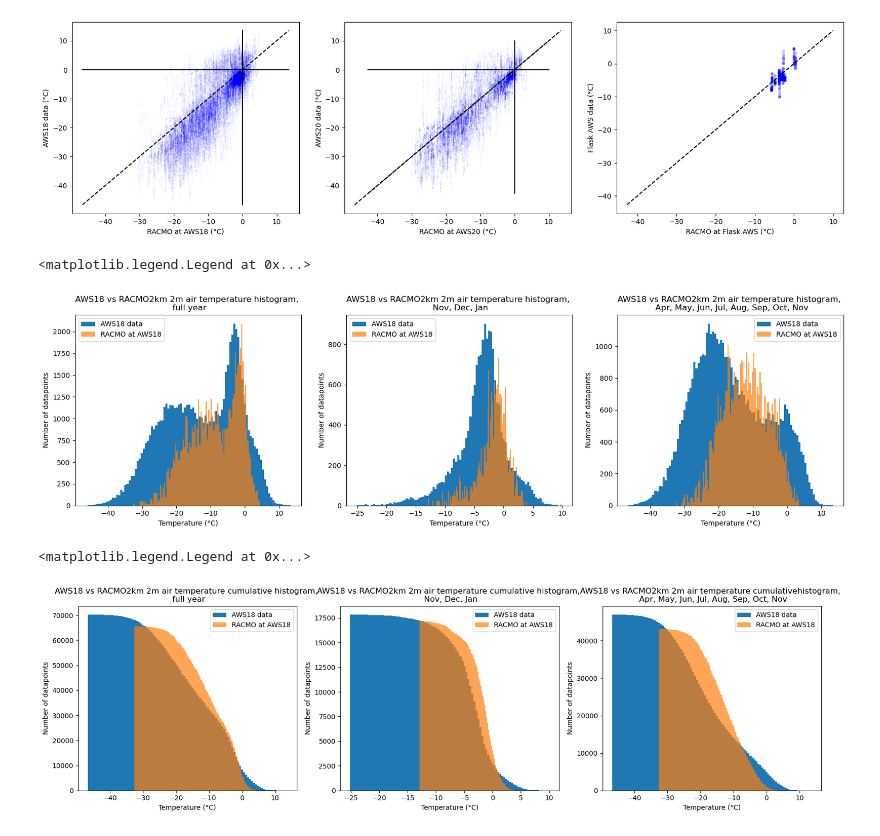
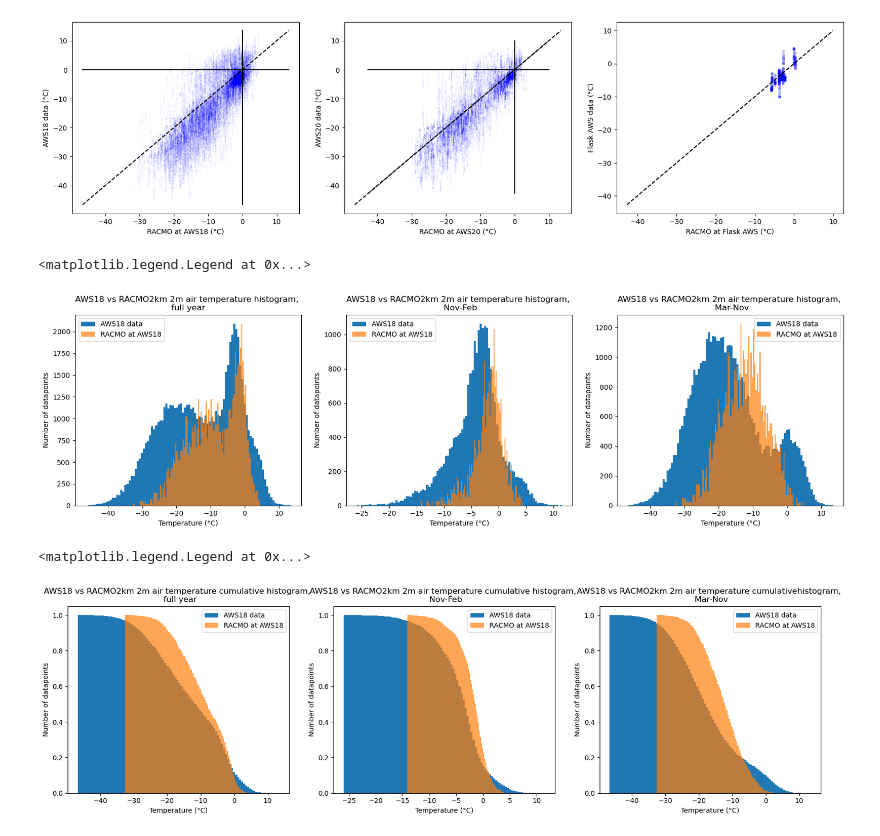
Before and after one commit to ldeo-glaciology/AntPen_NSF_NERC, a Jupyter notebook: code/aws/larsen_AWS_RACMO2km.ipynb, the cells around one changed output. Drawn from its saved outputs; the diff is of its cells as text; code cells hidden in the pictures.

```diff
--- a/code/aws/larsen_AWS_RACMO2km.ipynb
+++ b/code/aws/larsen_AWS_RACMO2km.ipynb
@@ -219,5 +222,8 @@ fig.suptitle('Spatial correlation of RACMO2km 2m, all year', fontsize=16)
 Text(0.5, 0.98, 'Spatial correlation of RACMO2km 2m, all year')
 [figure]
 # %%
-ds_wide_sum = ds_wide.where(ds_wide.time.dt.month.isin([11, 12, 1]), drop=True)
+summer_month_numbers = [11, 12, 1, 2]
+winter_month_numbers = [3, 4, 5, 6, 7, 8, 9, 10]
+ds_wide_sum = ds_wide.where(ds_wide.time.dt.month.isin(summer_month_numbers), drop=True)
+ds_wide_winter = ds_wide.where(ds_wide.time.dt.month.isin(winter_month_numbers), drop=True)
 # %%
@@ -285,7 +418,7 @@ Text(0.5, 1.0, 'Flask AWS vs RACMO2km 2m air temperature')
 # %%
 fig, axs = plt.subplots(1, 3, figsize=(20, 5))
 
-racmo_at_aws18_time_intered = racmo_at_aws18.sel(time=aws18_ds.datetime, method='nearest')
+racmo_at_aws18_time_intered = racmo_at_aws18_T.sel(time=aws18_ds.datetime, method='nearest')
 
 axs[0].scatter(racmo_at_aws18_time_intered,
                aws18_ds,
@@ -298,7 +431,7 @@ axs[0].plot([min_temp, max_temp], [min_temp, max_temp], color='black', linestyle
 axs[0].plot([0, 0], [min_temp, max_temp], color='black', linestyle='-')
 axs[0].plot([min_temp, max_temp], [0, 0], color='black', linestyle='-')
 
-racmo_at_aws20_time_intered = racmo_at_aws20.sel(time=aws20_ds1.datetime, method='nearest')
+racmo_at_aws20_time_intered = racmo_at_aws20_T.sel(time=aws20_ds1.datetime, method='nearest')
 
 axs[1].scatter(racmo_at_aws20_time_intered,
                aws20_ds1,
@@ -312,7 +445,7 @@ axs[1].plot([min_temp, max_temp], [min_temp, max_temp], color='black', linestyle
 axs[1].plot([0, 0], [min_temp, max_temp], color='black', linestyle='-')
 axs[1].plot([min_temp, max_temp], [0, 0], color='black', linestyle='-')
 
-racmo_at_flask_AWS_time_intered = racmo_at_flask_AWS_time_intered = racmo_at_flask_AWS.sel(time=FG_AWS.TempVue20T_C_Avg.time, method='nearest')
+racmo_at_flask_AWS_time_intered = racmo_at_flask_AWS_time_intered = racmo_at_flask_AWS_T.sel(time=FG_AWS.TempVue20T_C_Avg.time, method='nearest')
 
 axs[2].scatter(racmo_at_flask_AWS_time_intered, FG_AWS.TempVue20T_C_Avg, color='blue', s=10, alpha=0.2)
 axs[2].set_xlabel('RACMO at Flask AWS (°C)')
@@ -322,56 +455,57 @@ axs[2].plot([min_temp, max_temp], [min_temp, max_temp], color='black', linestyle
 [<matplotlib.lines.Line2D at 0x...>]
 [figure]
 # %%
+
 fig, axs = plt.subplots(1, 3, figsize=(20, 5))
 
 aws18_ds.plot.hist(bins=100,  label='AWS18 data', ax=axs[0]);
 racmo_at_aws18_time_intered.plot.hist( bins=100, alpha=0.7, label='RACMO at AWS18', ax=axs[0]);
 axs[0].set_ylabel('Number of datapoints')
 axs[0].set_xlabel('Temperature (°C)')
-axs[0].set_title('AWS18 vs RACMO2km 2m air temperature histogram, \n full year')
+axs[0].set_title('AWS18 vs RACMO2km 2m air temperature histogram, \nfull year')
 axs[0].legend()
 
 
-aws18_ds.where(aws18_ds.datetime.dt.month.isin([11, 12, 1]), drop=True).plot.hist(bins=100,  label='AWS18 data', ax=axs[1]);
-racmo_at_aws18_time_intered.where(racmo_at_aws18_time_intered.datetime.dt.month.isin([11, 12, 1]), drop=True).plot.hist( bins=100, alpha=0.7, label='RACMO at AWS18', ax=axs[1]);
+aws18_ds.where(aws18_ds.datetime.dt.month.isin(summer_month_numbers), drop=True).plot.hist(bins=100,  label='AWS18 data', ax=axs[1]);
+racmo_at_aws18_time_intered.where(racmo_at_aws18_time_intered.datetime.dt.month.isin(summer_month_numbers), drop=True).plot.hist( bins=100, alpha=0.7, label='RACMO at AWS18', ax=axs[1]);
 axs[1].set_ylabel('Number of datapoints')
 axs[1].set_xlabel('Temperature (°C)')
-axs[1].set_title('AWS18 vs RACMO2km 2m air temperature histogram, \n Nov, Dec, Jan')
+axs[1].set_title('AWS18 vs RACMO2km 2m air temperature histogram, \n Nov-Feb')
 axs[1].legend()
 
-aws18_ds.where(aws18_ds.datetime.dt.month.isin([4, 5, 6, 7, 8, 9, 10, 11]), drop=True).plot.hist(bins=100,  label='AWS18 data', ax=axs[2]);
-racmo_at_aws18_time_intered.where(racmo_at_aws18_time_intered.datetime.dt.month.isin([4, 5, 6, 7, 8, 9, 10, 11]), drop=True).plot.hist( bins=100, alpha=0.7, label='RACMO at AWS18', ax=axs[2]);
+aws18_ds.where(aws18_ds.datetime.dt.month.isin(winter_month_numbers), drop=True).plot.hist(bins=100,  label='AWS18 data', ax=axs[2]);
+racmo_at_aws18_time_intered.where(racmo_at_aws18_time_intered.datetime.dt.month.isin(winter_month_numbers), drop=True).plot.hist( bins=100, alpha=0.7, label='RACMO at AWS18', ax=axs[2]);
 axs[2].set_ylabel('Number of datapoints')
 axs[2].set_xlabel('Temperature (°C)')
-axs[2].set_title('AWS18 vs RACMO2km 2m air temperature histogram, \n Apr, May, Jun, Jul, Aug, Sep, Oct, Nov')
+axs[2].set_title('AWS18 vs RACMO2km 2m air temperature histogram, \n Mar-Nov')
 axs[2].legend()
 # %% [output]
 <matplotlib.legend.Legend at 0x...>
-[figure, old version]
+[figure, new version]
 # %%
 fig, axs = plt.subplots(1, 3, figsize=(20, 5))
 
-aws18_ds.plot.hist(cumulative=-1, bins=100,  label='AWS18 data', ax=axs[0]);
-racmo_at_aws18_time_intered.plot.hist(cumulative=-1, bins=100, alpha=0.7, label='RACMO at AWS18', ax=axs[0]);
+aws18_ds.plot.hist(cumulative=-1, bins=100, density=True, label='AWS18 data', ax=axs[0]);
+racmo_at_aws18_time_intered.plot.hist(cumulative=-1, bins=100, density=True, alpha=0.7, label='RACMO at AWS18', ax=axs[0]);
 axs[0].set_ylabel('Number of datapoints')
 axs[0].set_xlabel('Temperature (°C)')
 axs[0].set_title('AWS18 vs RACMO2km 2m air temperature cumulative histogram, \n full year')
 axs[0].legend()
 
 
-aws18_ds.where(aws18_ds.datetime.dt.month.isin([11, 12, 1]), drop=True).plot.hist(cumulative=-1, bins=100,  label='AWS18 data', ax=axs[1]);
-racmo_at_aws18_time_intered.where(racmo_at_aws18_time_intered.datetime.dt.month.isin([11, 12, 1]), drop=True).plot.hist( cumulative=-1, bins=100, alpha=0.7, label='RACMO at AWS18', ax=axs[1]);
+aws18_ds.where(aws18_ds.datetime.dt.month.isin(summer_month_numbers), drop=True).plot.hist(cumulative=-1, bins=100, density=True, label='AWS18 data', ax=axs[1]);
+racmo_at_aws18_time_intered.where(racmo_at_aws18_time_intered.datetime.dt.month.isin(summer_month_numbers), drop=True).plot.hist( cumulative=-1, bins=100, density=True, alpha=0.7, label='RACMO at AWS18', ax=axs[1]);
 axs[1].set_ylabel('Number of datapoints')
 axs[1].set_xlabel('Temperature (°C)')
-axs[1].set_title('AWS18 vs RACMO2km 2m air temperature cumulative histogram, \n Nov, Dec, Jan')
+axs[1].set_title('AWS18 vs RACMO2km 2m air temperature cumulative histogram, \n Nov-Feb')
 axs[1].legend()
 
-aws18_ds.where(aws18_ds.datetime.dt.month.isin([4, 5, 6, 7, 8, 9, 10, 11]), drop=True).plot.hist(cumulative=-1, bins=100,  label='AWS18 data', ax=axs[2]);
-racmo_at_aws18_time_intered.where(racmo_at_aws18_time_intered.datetime.dt.month.isin([4, 5, 6, 7, 8, 9, 10, 11]), drop=True).plot.hist( cumulative=-1, bins=100, alpha=0.7, label='RACMO at AWS18', ax=axs[2]);
+aws18_ds.where(aws18_ds.datetime.dt.month.isin(winter_month_numbers), drop=True).plot.hist(cumulative=-1, bins=100, density=True, label='AWS18 data', ax=axs[2]);
+racmo_at_aws18_time_intered.where(racmo_at_aws18_time_intered.datetime.dt.month.isin(winter_month_numbers), drop=True).plot.hist( cumulative=-1, bins=100, density=True, alpha=0.7, label='RACMO at AWS18', ax=axs[2]);
 axs[2].set_ylabel('Number of datapoints')
 axs[2].set_xlabel('Temperature (°C)')
-axs[2].set_title('AWS18 vs RACMO2km 2m air temperature cumulativehistogram, \n Apr, May, Jun, Jul, Aug, Sep, Oct, Nov')
+axs[2].set_title('AWS18 vs RACMO2km 2m air temperature cumulative histogram, \n Mar-Nov')
 axs[2].legend()
 # %% [output]
 <matplotlib.legend.Legend at 0x...>
-[figure, old version]
+[figure, new version]
```
Also changed, not shown: parts of 34 cells of this notebook.
